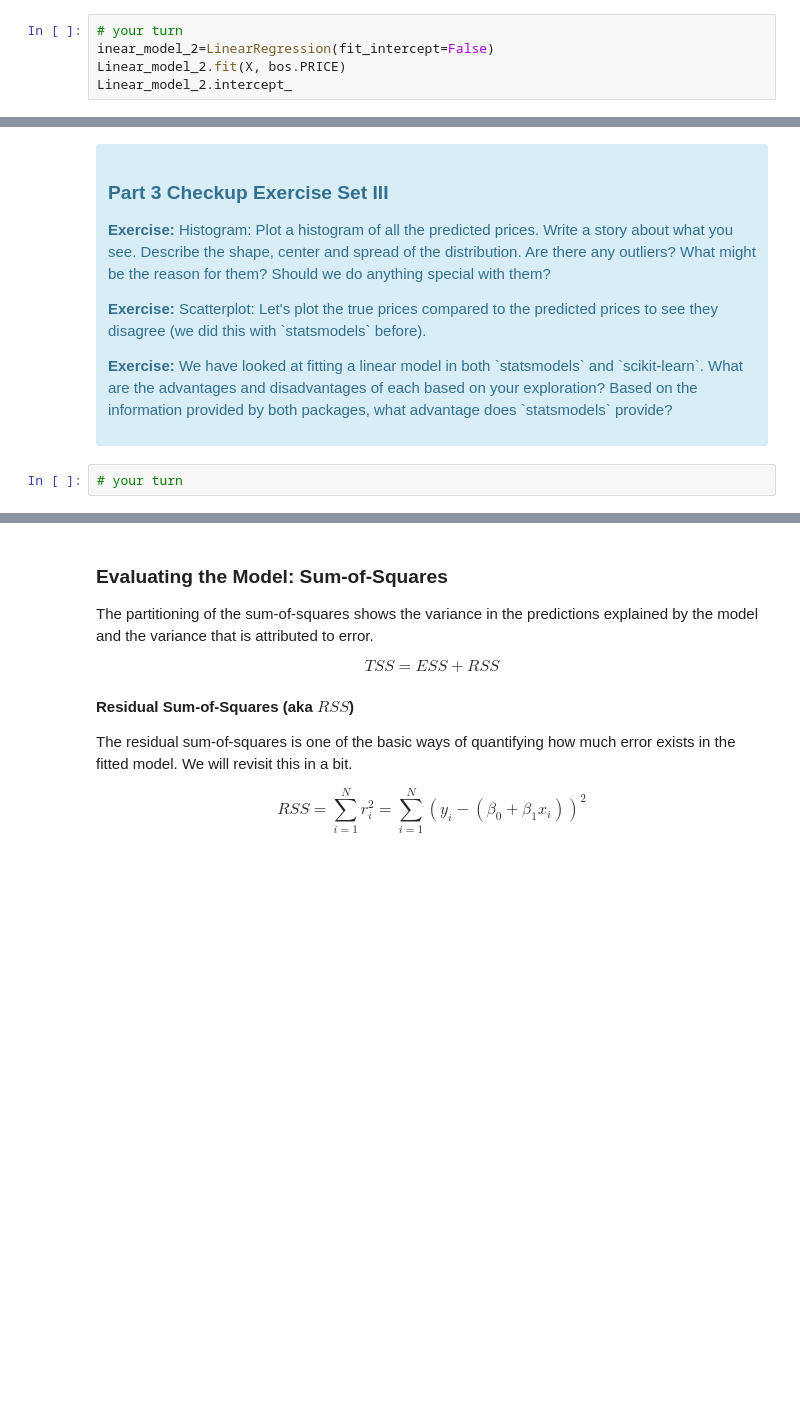
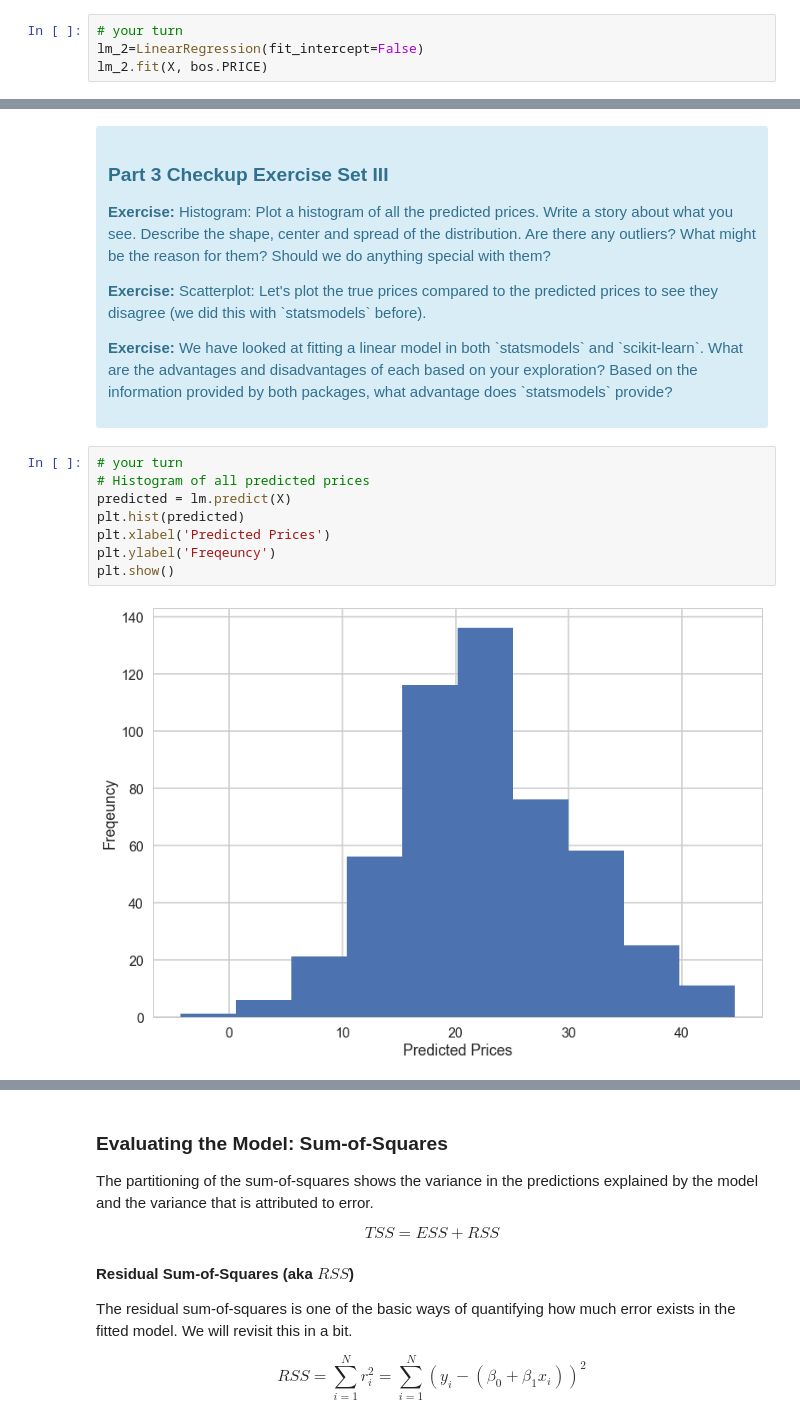
Before and after one commit to Mira2015/Intermediate_Data-_Science, a Jupyter notebook: Machine Learning/Mini_Project_Linear_Regression.ipynb, the cells around one changed output, grey strips where cells are left out. Cells and saved outputs as stored; diff of their text form; blank space fills up the shorter version.

```diff
--- a/Machine Learning/Mini_Project_Linear_Regression.ipynb
+++ b/Machine Learning/Mini_Project_Linear_Regression.ipynb
@@ -491,6 +507,5 @@ AttributeError: 'LinearRegression' object has no attribute 'intercept_'
 # %%
 # your turn
-inear_model_2=LinearRegression(fit_intercept=False)
-Linear_model_2.fit(X, bos.PRICE)
-Linear_model_2.intercept_
+lm_2=LinearRegression(fit_intercept=False)
+lm_2.fit(X, bos.PRICE)
 # %% [output]
@@ -529,5 +565,13 @@ lm.predict(X)[0:5]
 
 <p><b>Exercise:</b> We have looked at fitting a linear model in both `statsmodels` and `scikit-learn`. What are the advantages and disadvantages of each based on your exploration? Based on the information provided by both packages, what advantage does `statsmodels` provide?</p>
 </div>
-# %%
-# your turn
+# %%
+# your turn
+# Histogram of all predicted prices
+predicted = lm.predict(X)
+plt.hist(predicted)
+plt.xlabel('Predicted Prices')
+plt.ylabel('Freqeuncy')
+plt.show()
+# %% [output]
+[figure, added]
```
Also changed, not shown: parts of 36 cells of this notebook.
